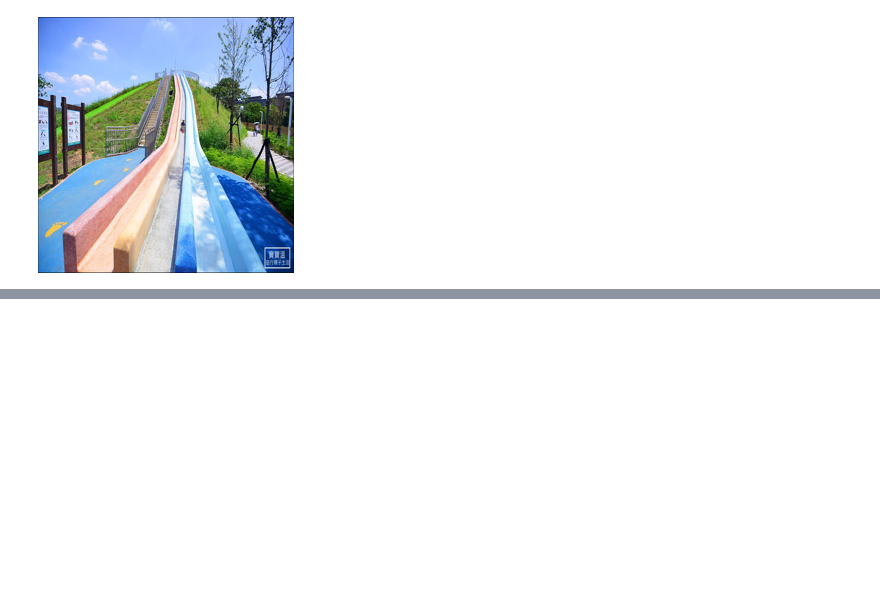
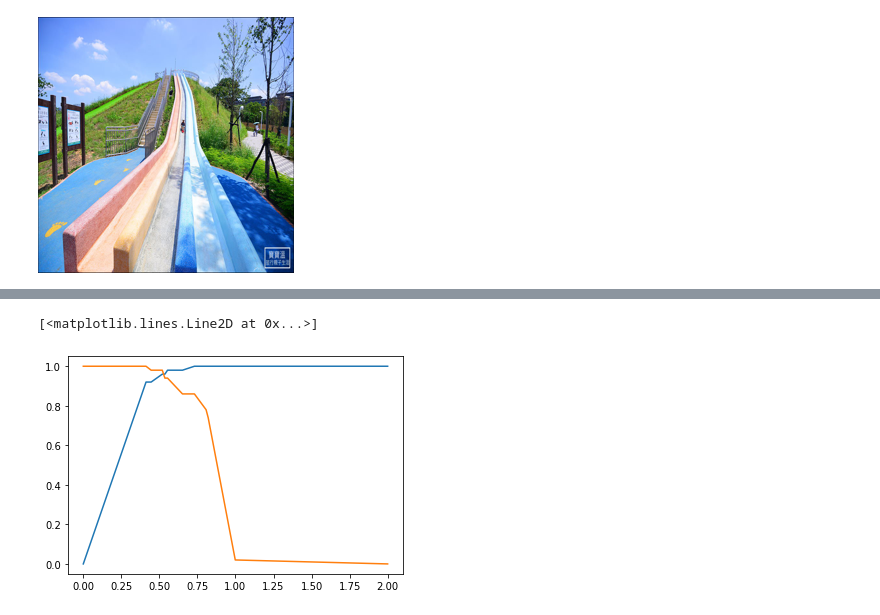
Before and after one commit to ywchiu/tibamedl, a Jupyter notebook: Demo20200822.ipynb, the cells around one changed output, grey strips where cells are left out. Cells and saved outputs as stored; diff of their text form; code cells hidden in the pictures; blank space fills up the shorter version.

```diff
--- a/Demo20200822.ipynb
+++ b/Demo20200822.ipynb
@@ -1574,0 +1637,6 @@ Image.open('./results/style_cezanne_pretrained/test_latest/images/20180627140424
+# %%
+plt.plot(threshold, 1 - fpr)
+plt.plot(threshold, tpr)
+# %% [output]
+[<matplotlib.lines.Line2D at 0x...>]
+[figure, added]
```
Also changed, not shown: parts of 9 cells of this notebook.
